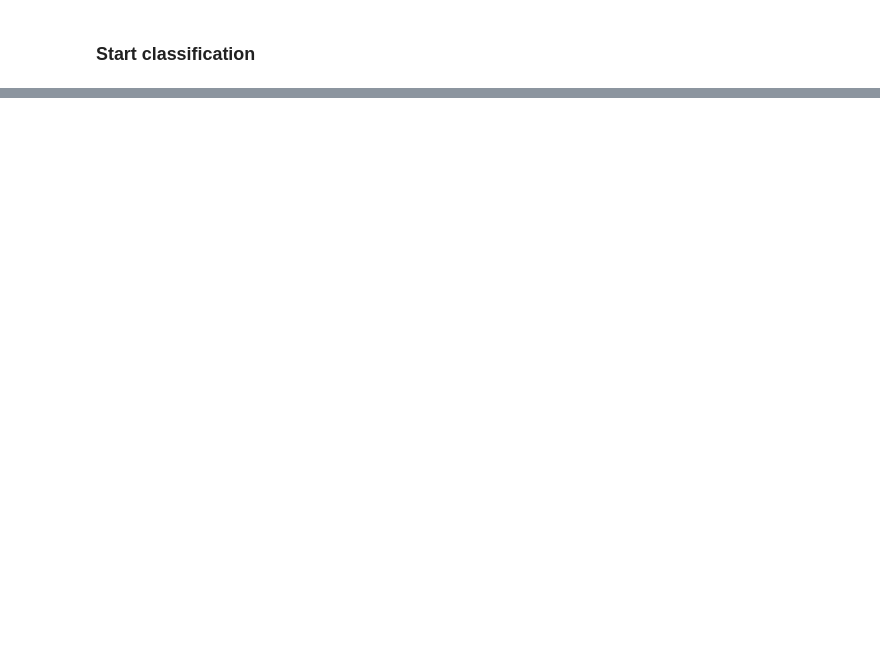
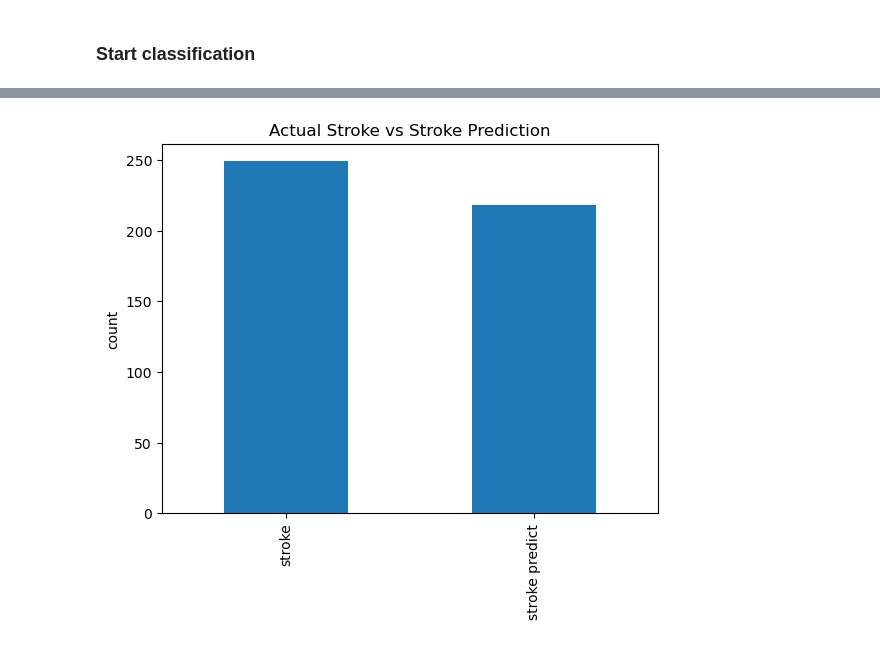
Before and after one commit to GeekWulf/AI-group-project, a Jupyter notebook: k_closest_neighbors/k_closeset_neighbors.ipynb, the cells around one changed output, grey strips where cells are left out. Cells and saved outputs as stored; diff of their text form; code cells hidden in the pictures; blank space fills up the shorter version.

```diff
--- a/k_closest_neighbors/k_closeset_neighbors.ipynb
+++ b/k_closest_neighbors/k_closeset_neighbors.ipynb
@@ -189,0 +259,8 @@ print(accuracy_score(y_test, y_pred))
+# %%
+df[['stroke', 'stroke predict']].sum().plot(kind = 'bar')
+plt.title('Actual Stroke vs Stroke Prediction')
+plt.ylabel('count')
+
+plt.show()
+# %% [output]
+[figure, added]
```
Also changed, not shown: parts of 19 cells of this notebook.
